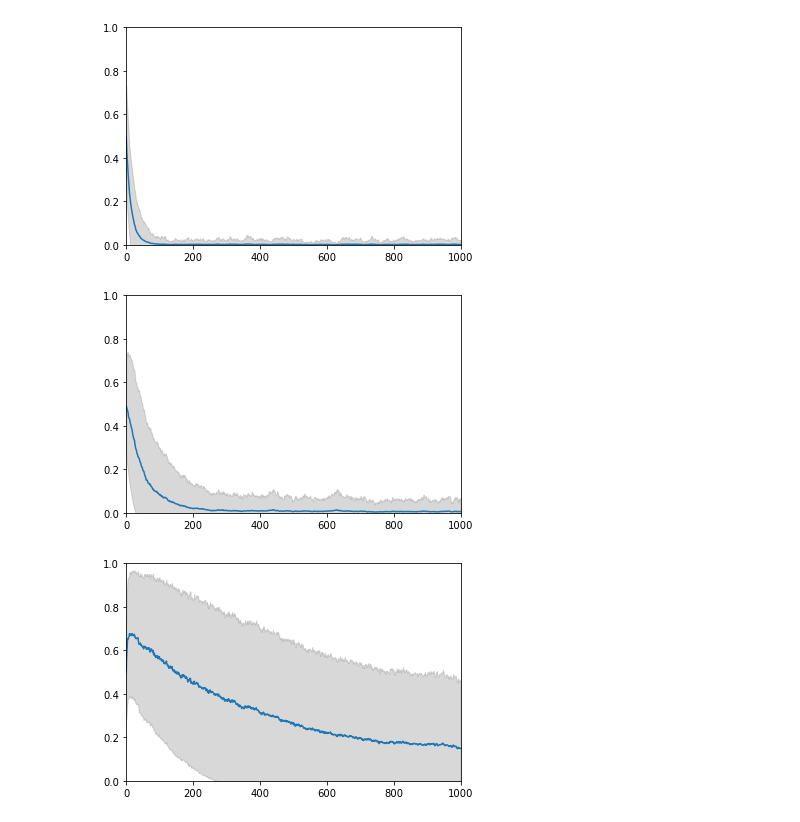
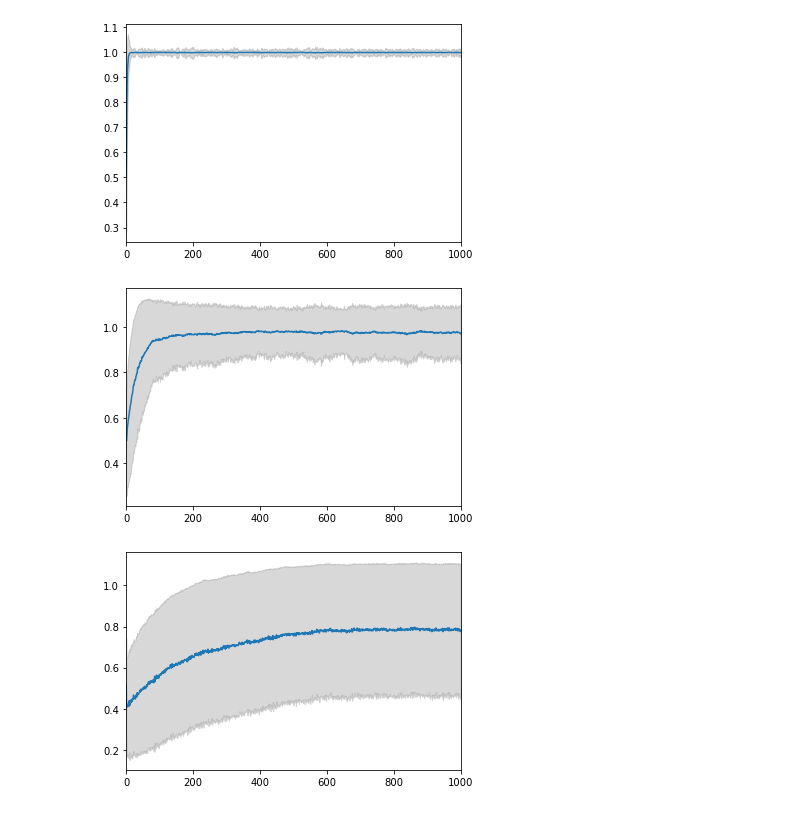
Before and after one commit to charlesmurphy1/midynet, a Jupyter notebook: notebooks/midynet/Untitled.ipynb, the cells around one changed output. Saved outputs shown, nothing was run; the diff lists cells and outputs as text; code cells hidden in the pictures.

```diff
--- a/notebooks/midynet/Untitled.ipynb
+++ b/notebooks/midynet/Untitled.ipynb
@@ -2,3 +2,34 @@
 import midynet
 import matplotlib.pyplot as plt
 import numpy as np
+# %%
+config = midynet.config.ExperimentConfig.default("test", "sis", "ser")
+config.dynamics.set_value("recovery_prob", 0.5)
+c = np.array([1, 2, 4]) * config.dynamics.recovery_prob
+config.dynamics.set_value("infection_prob", c)
+config.dynamics.set_value("normalize", True)
+config.dynamics.set_value("auto_infection_prob", 1e-4)
+config.graph.set_value("size", 5)
+config.graph.edge_count.set_value("state", 5)
+
+T = 10000
+num_samples = 100
+config.dynamics.set_value("num_steps", T)
+I = np.zeros((num_samples, T))
+for c in config.sequence():
+    graph = midynet.config.RandomGraphFactory.build(c.graph)
+    dynamics = midynet.config.DynamicsFactory.build(c.dynamics)
+    dynamics.set_random_graph(graph.get_wrap())
+
+    for i in range(num_samples):
+        dynamics.sample()
+        I[i] = 1 - np.array(dynamics.get_past_states()).mean(-1)
+    avgI = np.mean(I, axis=0)
+    lowI = avgI - np.std(I, axis=0)
+    highI = avgI + np.std(I, axis=0)
+    plt.fill_between(range(T), lowI, highI, color="grey", alpha=0.3)
+    plt.plot(I.mean(0))
+    plt.xlim([0, T])
+    plt.ylim([0, 1])
+#     plt.yscale("log")
+    plt.show()
@@ -5,33 +40,36 @@ import numpy as np
 # %%
-config = midynet.config.ExperimentConfig.default("test", "sis", "ser")
-config.dynamics.set_value("infection_prob", [0.05, 0.2, 0.5])
+config = midynet.config.ExperimentConfig.default("test", "cowan", "ser")
+config.dynamics.set_value("alpha", 8.0)
+config.dynamics.set_value("nu", [1., 2., 4.])
 config.dynamics.set_value("normalize", True)
-config.dynamics.set_value("recovery_prob", 0.1)
+config.dynamics.set_value("eta", 0.5)
 config.dynamics.set_value("auto_infection_prob", 1e-4)
 config.graph.set_value("size", 5)
 config.graph.edge_count.set_value("state", 5)
 
 T = 1000
 num_samples = 1000
 config.dynamics.set_value("num_steps", T)
 I = np.zeros((num_samples, T))
 for c in config.sequence():
     graph = midynet.config.RandomGraphFactory.build(c.graph)
     dynamics = midynet.config.DynamicsFactory.build(c.dynamics)
     dynamics.set_random_graph(graph.get_wrap())
 
     for i in range(num_samples):
         dynamics.sample()
         I[i] = 1 - np.array(dynamics.get_past_states()).mean(-1)
     avgI = np.mean(I, axis=0)
     lowI = avgI - np.std(I, axis=0)
     highI = avgI + np.std(I, axis=0)
     plt.fill_between(range(T), lowI, highI, color="grey", alpha=0.3)
     plt.plot(I.mean(0))
+#     plt.xscale("log")
+#     plt.yscale("log")
     plt.xlim([0, T])
-    plt.ylim([0, 1])
+#     plt.ylim([0, 1])
     plt.show()
 # %% [output]
-[figure, old version]
+[figure, new version]
-[figure, old version]
+[figure, new version]
-[figure, old version]
+[figure, new version]
```
Also changed, not shown: parts of 2 cells of this notebook, 5 other files.
